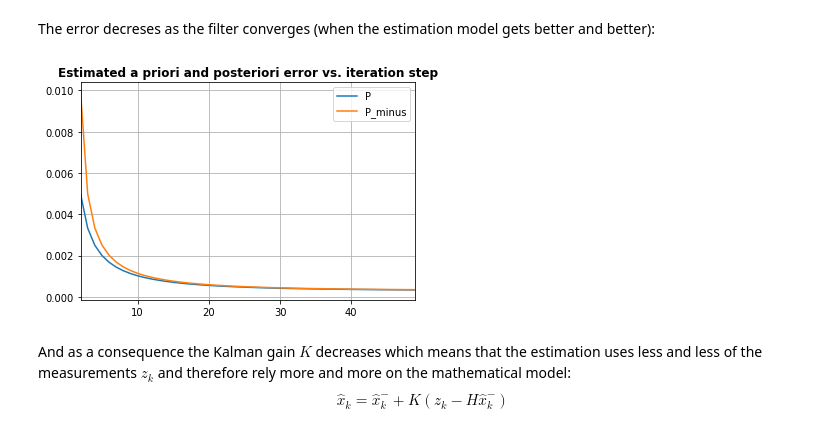
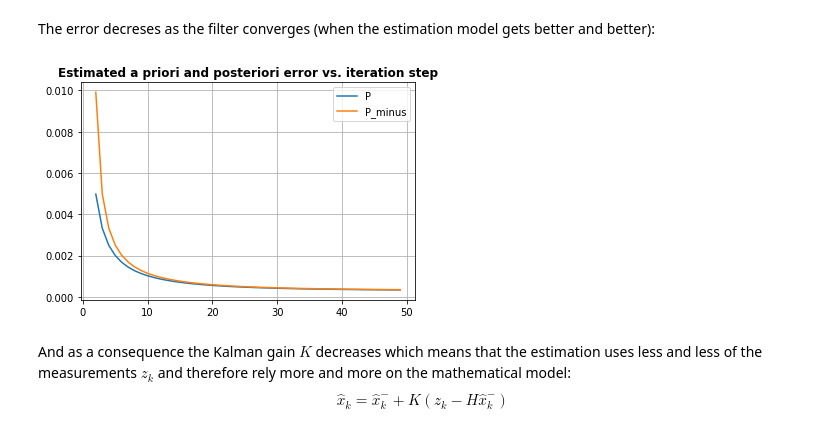
Before and after one commit to martinlarsalbert/feature_selection, a Jupyter notebook: _notebooks/2020-09-01-01_kalman_filter.ipynb, the cells around one changed output. Saved outputs shown, nothing was run; the diff lists cells and outputs as text; code cells hidden in the pictures.

```diff
--- a/_notebooks/2020-09-01-01_kalman_filter.ipynb
+++ b/_notebooks/2020-09-01-01_kalman_filter.ipynb
@@ -275,13 +329,10 @@ ax.grid(True)
 # %% [markdown]
 The error decreses as the filter converges (when the estimation model gets better and better):
-# %%
-#collapse
-fig,ax=plt.subplots()
-df.iloc[1:].plot(y=['P','P_minus'], style='-', ax=ax);
-ax.set_title('Estimated a priori and posteriori error vs. iteration step', fontweight='bold')
-ax.grid(True)
-# %% [output]
-[figure, removed]
+# %%
+#collapse
+kalman_filter.plot_error()
+# %% [output]
+[figure, added]
 # %% [markdown]
 And as a consequence the Kalman gain $K$ decreases which means that the estimation uses less and less of the measurements $z_k$ and therefore rely more and more on the mathematical model:
 $$\hat{x}_{k}=\hat{x}_{k}^-+K\left(z_{k}-H \hat{x}_{k}^-\right)$$
```
Also changed, not shown: parts of 16 cells of this notebook, 1 other file.
